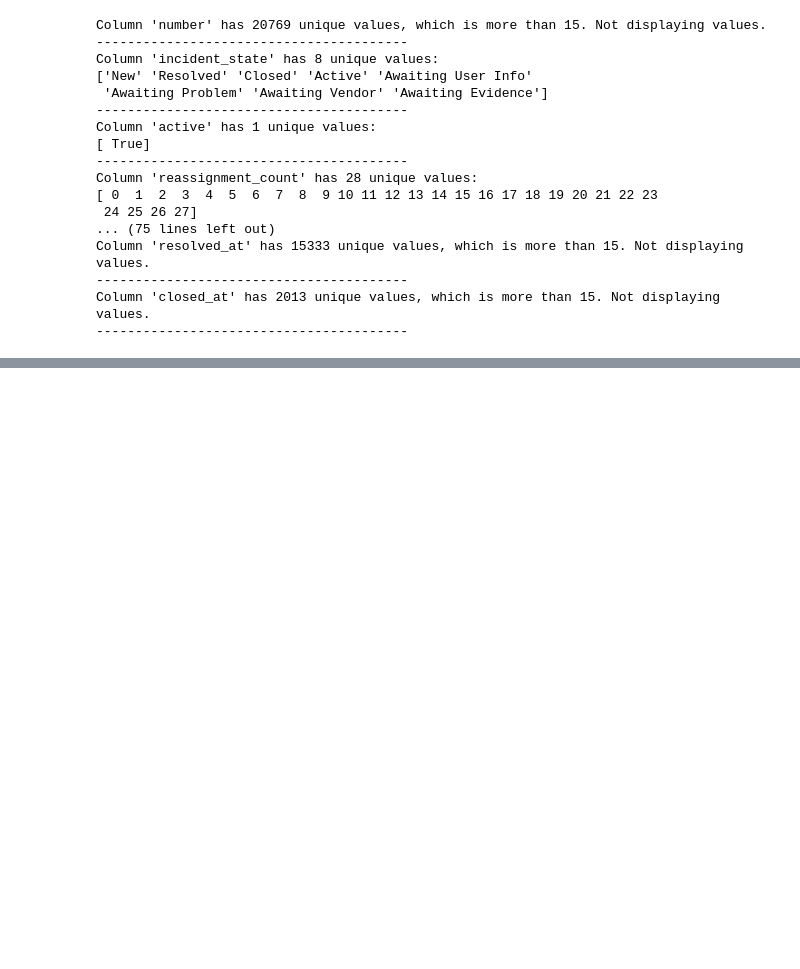
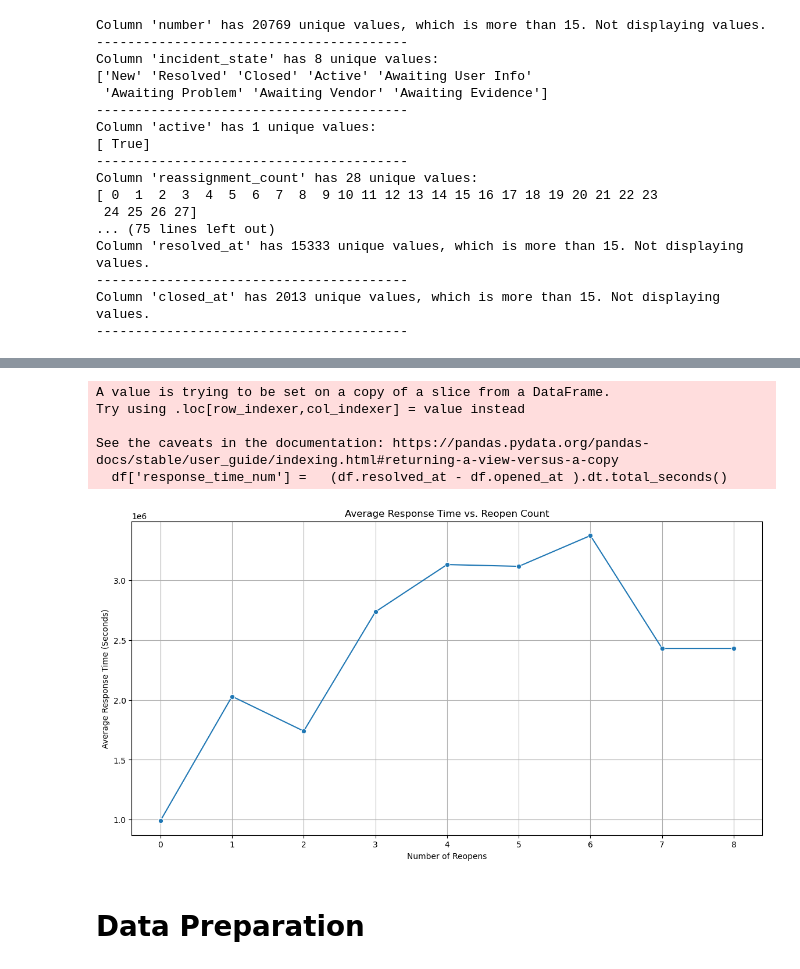
Before and after one commit to saayo7/ETR_Projeckt, a Jupyter notebook: ETR.ipynb, the cells around one changed output, grey strips where cells are left out. Cells and saved outputs as stored; diff of their text form; code cells hidden in the pictures; blank space fills up the shorter version.

```diff
--- a/ETR.ipynb
+++ b/ETR.ipynb
@@ -312,0 +345,30 @@ plt.show()
+# %%
+df['response_time_num'] =   (df.resolved_at - df.opened_at ).dt.total_seconds()
+# %% [output]
+A value is trying to be set on a copy of a slice from a DataFrame.
+Try using .loc[row_indexer,col_indexer] = value instead
+
+See the caveats in the documentation: https://pandas.pydata.org/pandas-docs/stable/user_guide/indexing.html#returning-a-view-versus-a-copy
+  df['response_time_num'] =   (df.resolved_at - df.opened_at ).dt.total_seconds()
+# %%
+# Aggregate the data by calculating the mean response time for each reopen count
+reopen_response_avg = df.groupby('reopen_count')['response_time_num'].mean().reset_index()
+
+# Set the dimensions for the plot
+plt.figure(figsize=(14, 7))
+
+# Plot the aggregated data with a line plot
+sns.lineplot(data=reopen_response_avg, x='reopen_count', y='response_time_num', marker='o')
+
+# Customize the plot
+plt.title("Average Response Time vs. Reopen Count")
+plt.xlabel("Number of Reopens")
+plt.ylabel("Average Response Time (Seconds)")  # Adjust the unit if not converting to hours
+plt.grid(True)
+
+# Show the plot
+plt.show()
+# %% [output]
+[figure, added]
+# %% [markdown]
+# Data Preparation
```
Also changed, not shown: parts of 8 cells of this notebook, 1 other file.
